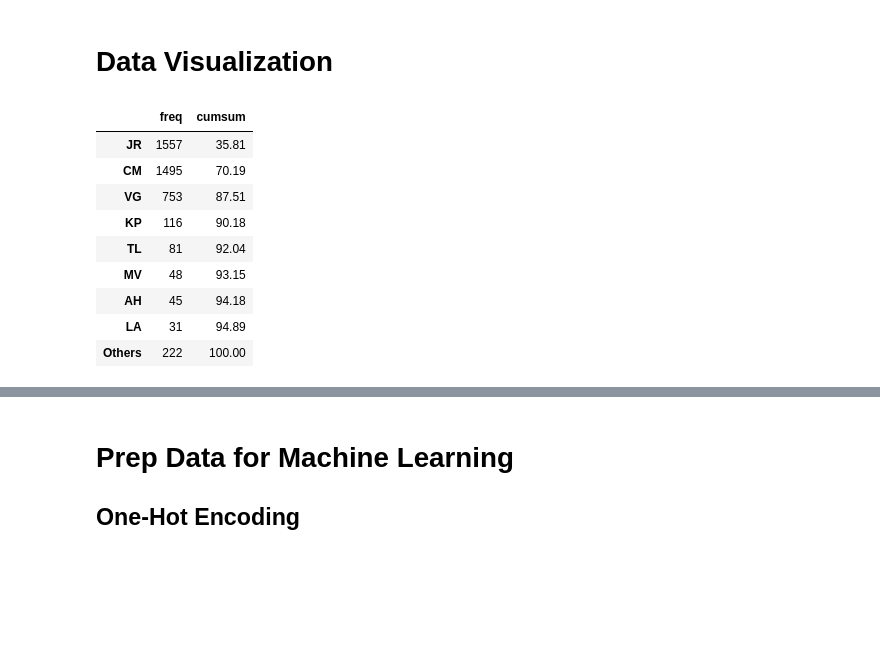
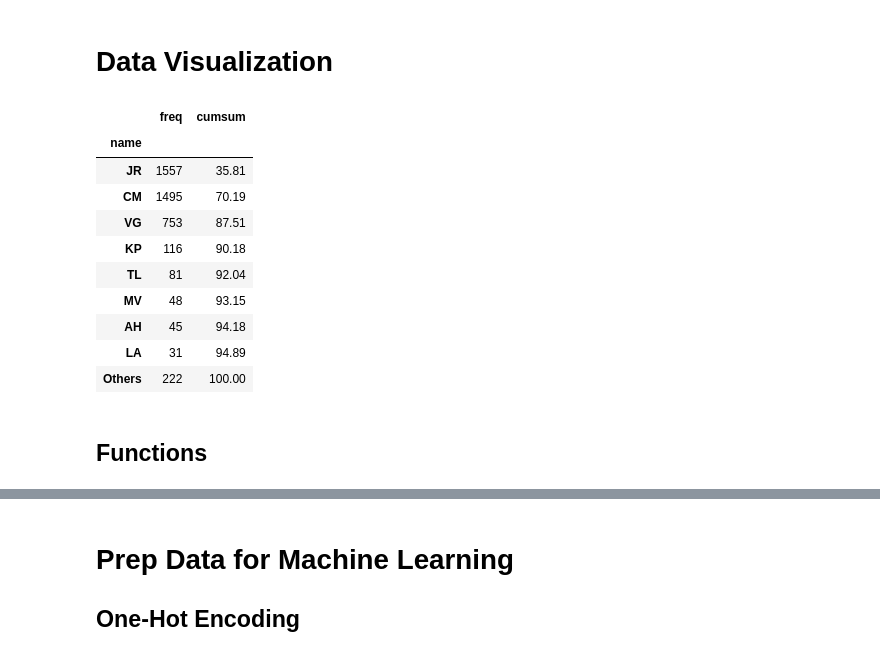
Before and after one commit to jrosilam/MayMobility_TakeHome, a Jupyter notebook: takehome_test.ipynb, the cells around one changed output, grey strips where cells are left out. Cells and saved outputs as stored; diff of their text form; code cells hidden in the pictures; blank space fills up the shorter version.

Commit message:
functions gang

```diff
--- a/takehome_test.ipynb
+++ b/takehome_test.ipynb
@@ -668,20 +668,22 @@ ridership_df_clean.groupby(["day","stop"]).describe()
 # %%
 # collect data for Pareto Chart
 names_pre_df = ridership_df_clean.groupby("name").count().sort_values(ascending=False,by='timestamp').iloc[:,1]
 names_cumsum = names_pre_df.cumsum()/names_pre_df.sum()*100
 
 names_df = pd.concat([names_pre_df,names_cumsum],axis=1)
-names_df.columns = {"freq","cumsum"}
+df_grouped.columns = {"freq","cumsum"}
 
 # bundle people with less than 30 rides.
-idx_other = names_df["freq"] > 30
-names_df_reduced = names_df[idx_other]
+idx_other = df_grouped["freq"] > 30
+names_df_reduced = df_grouped[idx_other]
 
-add_df = pd.DataFrame({"freq":names_df["freq"][~idx_other].sum(),"cumsum":100},index=['Others'])
+add_df = pd.DataFrame({"freq":df_grouped["freq"][~idx_other].sum(),"cumsum":100},index=['Others'])
 names_df_reduced = pd.concat([names_df_reduced,add_df])
+names_df_reduced.index.name = "name"
 names_df_reduced
 # %% [output]
 |  | freq | cumsum |
+| name |  |  |
 | JR | 1557 | 35.81 |
 | CM | 1495 | 70.19 |
 | VG | 753 | 87.51 |
@@ -691,3 +693,5 @@ names_df_reduced
 | AH | 45 | 94.18 |
 | LA | 31 | 94.89 |
 | Others | 222 | 100.00 |
+# %% [markdown]
+## Functions
```
Also changed, not shown: parts of 5 cells of this notebook.
